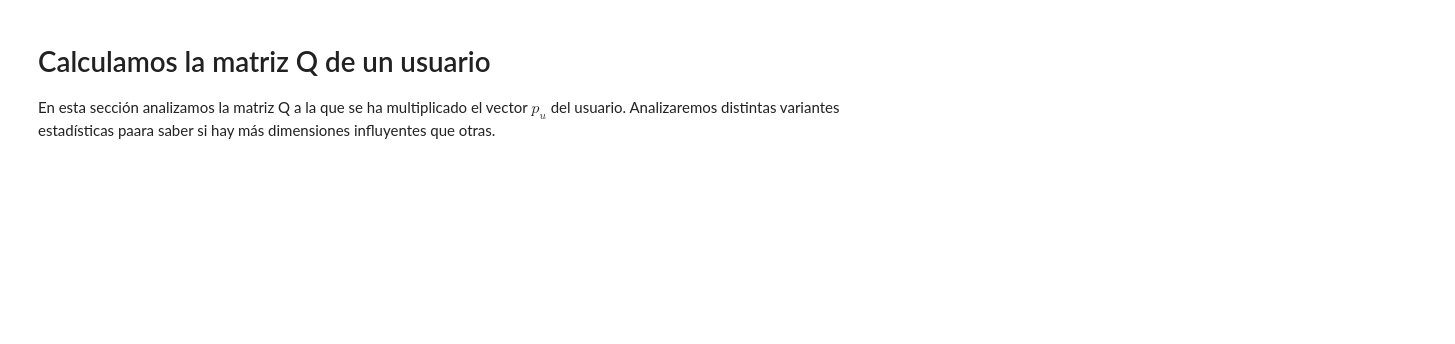
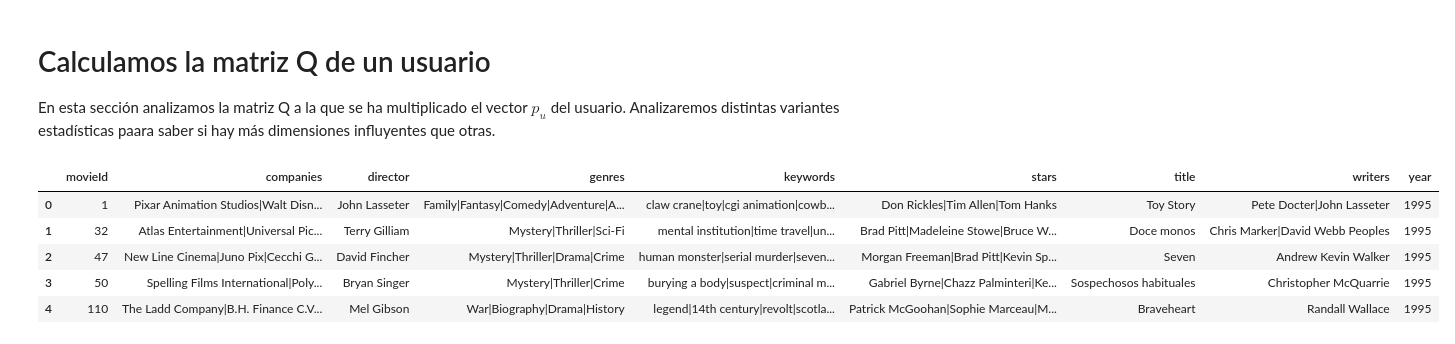
Before and after one commit to jljorro/Matrix_Factorization_Explanations, a Jupyter notebook: Best Movies NMF.ipynb, the cells around one changed output. Cells and saved outputs as stored; diff of their text form; code cells hidden in the pictures; blank space fills up the shorter version.

```diff
--- a/Best Movies NMF.ipynb
+++ b/Best Movies NMF.ipynb
@@ -146,4 +151,14 @@ itemsDF.head()
 # Calculamos la matriz Q de un usuario
 
 En esta sección analizamos la matriz Q a la que se ha multiplicado el vector $p_u$ del usuario. Analizaremos distintas variantes estadísticas paara saber si hay más dimensiones influyentes que otras.
+# %%
+movies_df = pd.read_csv('data/movies_data_format.csv')
+movies_df.head()
+# %% [output]
+|  | movieId | companies | director | genres | keywords | stars | title | writers | year |
+| 0 | 1 | Pixar Animation Studios|Walt Disn... | John Lasseter | Family|Fantasy|Comedy|Adventure|A... | claw crane|toy|cgi animation|cowb... | Don Rickles|Tim Allen|Tom Hanks | Toy Story | Pete Docter|John Lasseter | 1995 |
+| 1 | 32 | Atlas Entertainment|Universal Pic... | Terry Gilliam | Mystery|Thriller|Sci-Fi | mental institution|time travel|un... | Brad Pitt|Madeleine Stowe|Bruce W... | Doce monos | Chris Marker|David Webb Peoples | 1995 |
+| 2 | 47 | New Line Cinema|Juno Pix|Cecchi G... | David Fincher | Mystery|Thriller|Drama|Crime | human monster|serial murder|seven... | Morgan Freeman|Brad Pitt|Kevin Sp... | Seven | Andrew Kevin Walker | 1995 |
+| 3 | 50 | Spelling Films International|Poly... | Bryan Singer | Mystery|Thriller|Crime | burying a body|suspect|criminal m... | Gabriel Byrne|Chazz Palminteri|Ke... | Sospechosos habituales | Christopher McQuarrie | 1995 |
+| 4 | 110 | The Ladd Company|B.H. Finance C.V... | Mel Gibson | War|Biography|Drama|History | legend|14th century|revolt|scotla... | Patrick McGoohan|Sophie Marceau|M... | Braveheart | Randall Wallace | 1995 |
 # %%
```
Also changed, not shown: parts of 22 cells of this notebook, 2 other files.
